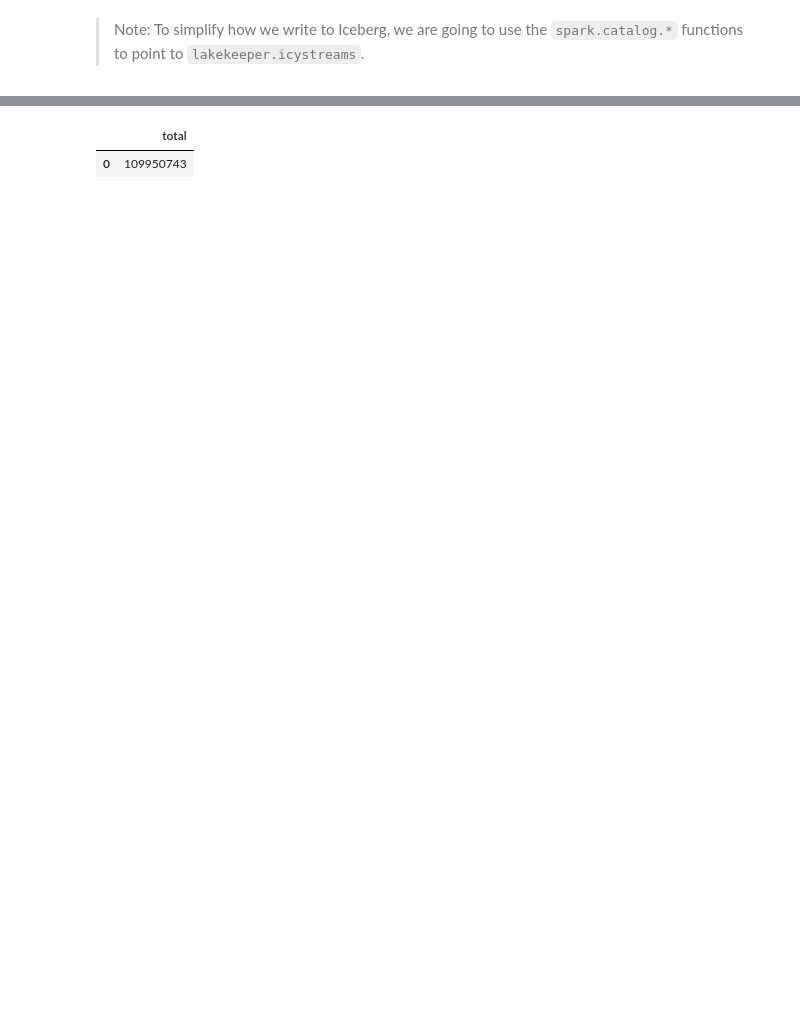
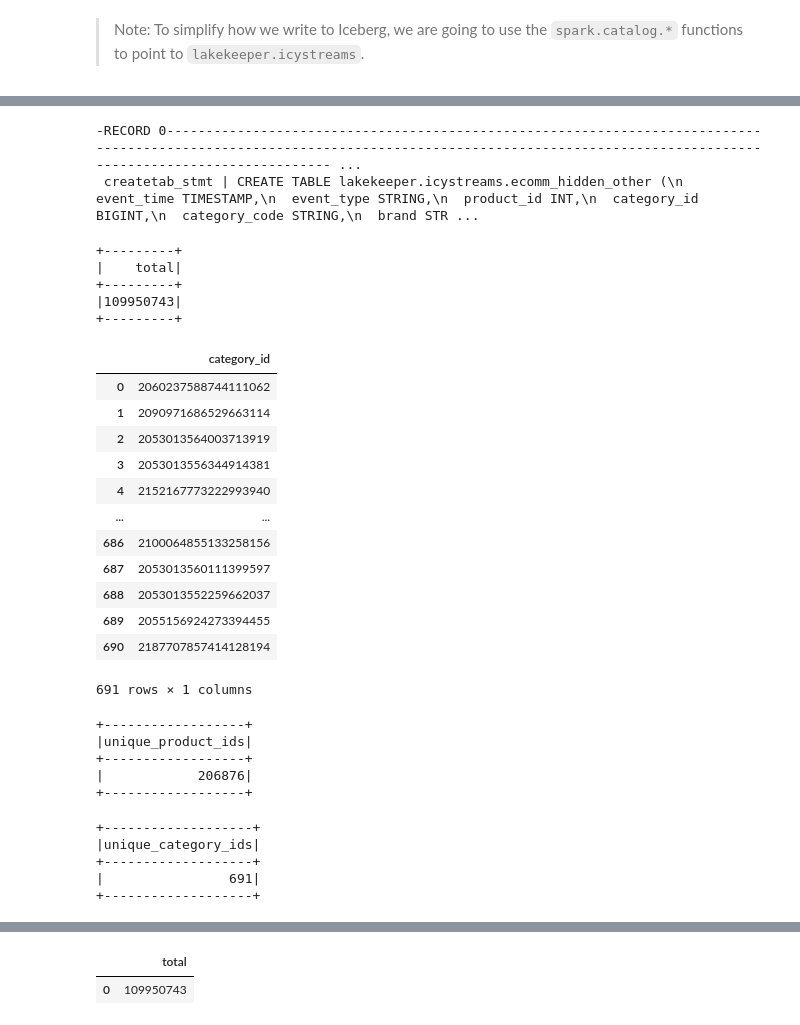
Before and after one commit to newfront/streaming-apache-iceberg-playground, a Jupyter notebook: docker/lakekeeper/notebooks/first_steps-iceberg.ipynb, the cells around one changed output, grey strips where cells are left out. Cells and saved outputs as stored; diff of their text form; code cells hidden in the pictures; blank space fills up the shorter version.

```diff
--- a/docker/lakekeeper/notebooks/first_steps-iceberg.ipynb
+++ b/docker/lakekeeper/notebooks/first_steps-iceberg.ipynb
@@ -312,0 +423,47 @@ for month in list(months):
+# %%
+spark.sql(f"show create table {catalog_namespace}.{use_ddl_table}").show(100, 0, True)
+# %% [output]
+-RECORD 0----------------------------------------------------------------------------------------------------------------------------------------------------------------------------------------------- ...
+ createtab_stmt | CREATE TABLE lakekeeper.icystreams.ecomm_hidden_other (\n  event_time TIMESTAMP,\n  event_type STRING,\n  product_id INT,\n  category_id BIGINT,\n  category_code STRING,\n  brand STR ...
+# %%
+spark.sql(f"select count(*) as total from {catalog_namespace}.{iceberg_table_name_hp}").show()
+# %% [output]
++---------+
+|    total|
++---------+
+|109950743|
++---------+
+# %%
+spark.sql(f"select distinct(category_id) as category_id from {catalog_namespace}.{iceberg_table_name_hp}").toPandas()
+# %% [output]
+|  | category_id |
+| 0 | 2060237588744111062 |
+| 1 | 2090971686529663114 |
+| 2 | 2053013564003713919 |
+| 3 | 2053013556344914381 |
+| 4 | 2152167773222993940 |
+| ... | ... |
+| 686 | 2100064855133258156 |
+| 687 | 2053013560111399597 |
+| 688 | 2053013552259662037 |
+| 689 | 2055156924273394455 |
+| 690 | 2187707857414128194 |
+691 rows × 1 columns
+# %%
+# Note: we've got 206,876 unique product ids. This would be a bad column to partition on
+spark.sql(f"select count(distinct(product_id)) as unique_product_ids from {catalog_namespace}.{iceberg_table_name_hp}").show()
+# %% [output]
++------------------+
+|unique_product_ids|
++------------------+
+|            206876|
++------------------+
+# %%
+# Note: the cardinality of the category id's is only 691 distinct
+spark.sql(f"select count(distinct(category_id)) as unique_category_ids from {catalog_namespace}.{iceberg_table_name_hp}").show()
+# %% [output]
++-------------------+
+|unique_category_ids|
++-------------------+
+|                691|
++-------------------+
```
Also changed, not shown: parts of 38 cells of this notebook, 1 other file.
